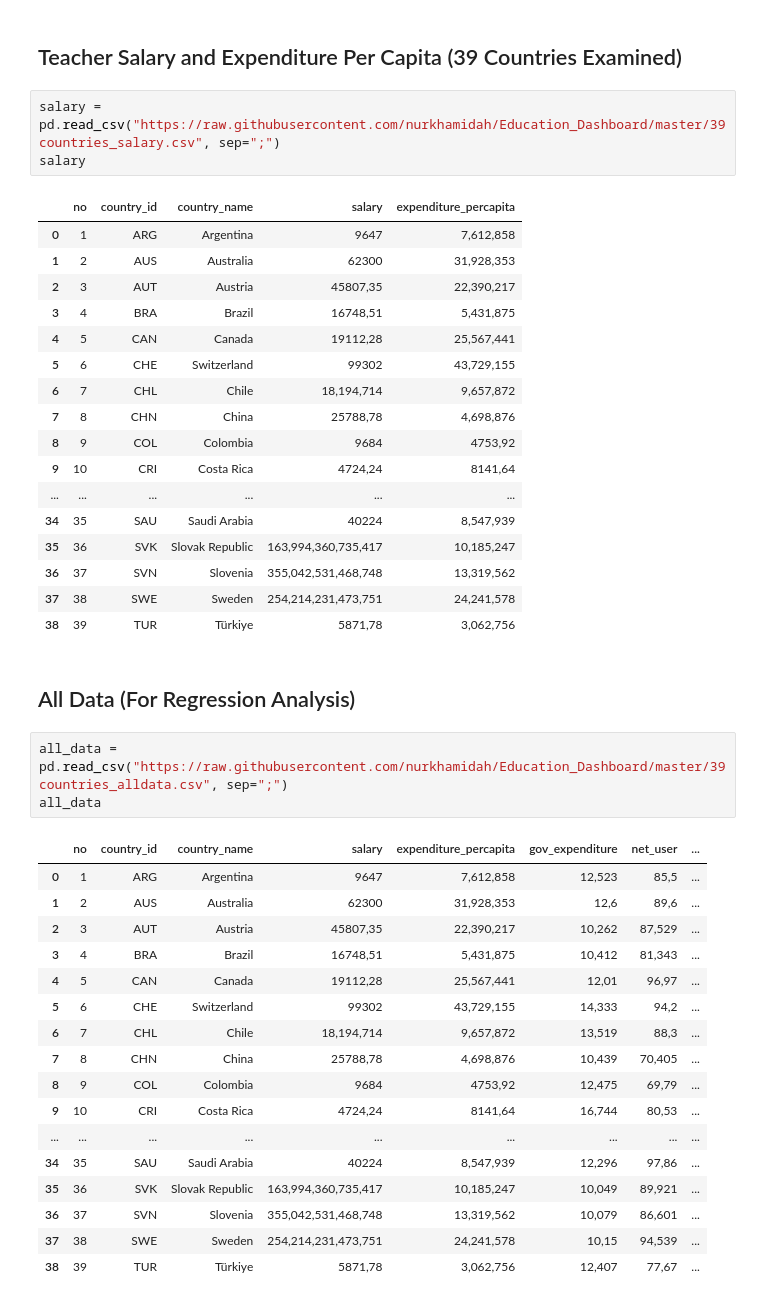
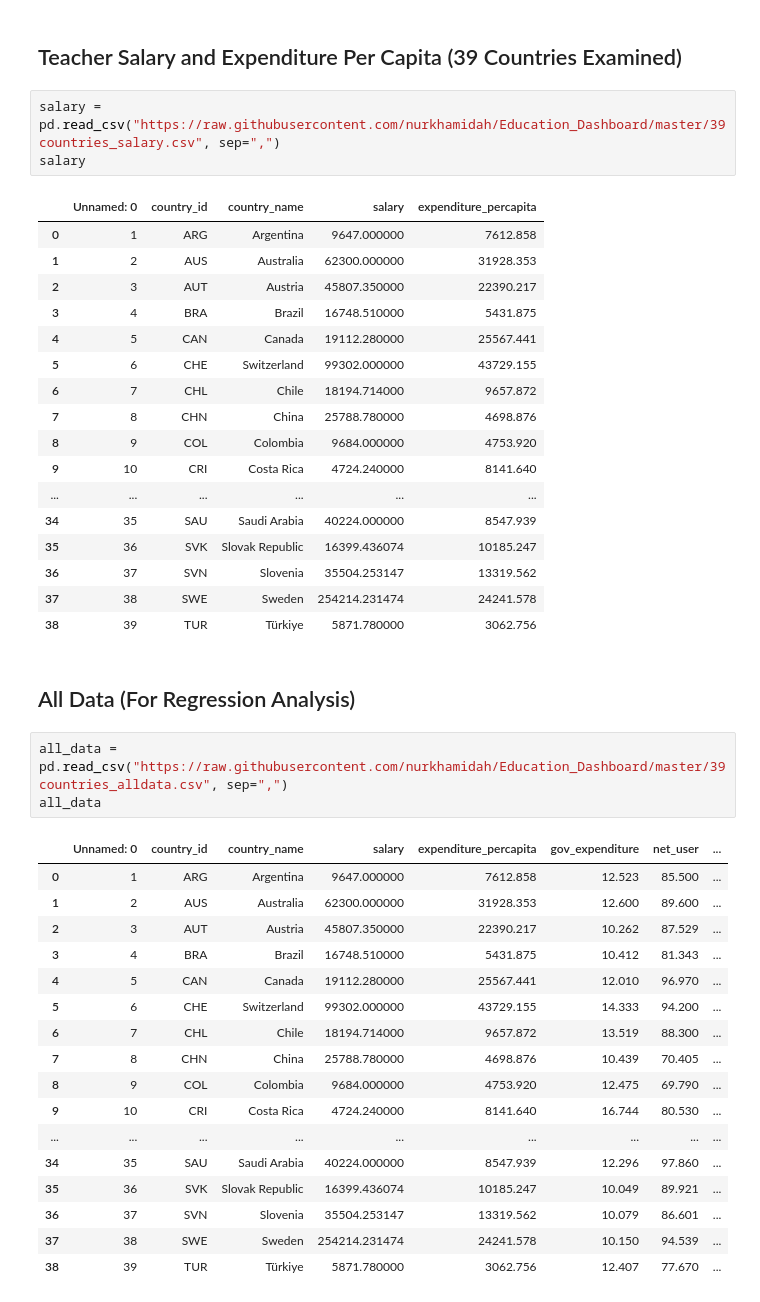
Before and after one commit to nurkhamidah/Education_Dashboard, a Jupyter notebook: object.ipynb, the cells around one changed output. Drawn from its saved outputs; the diff is of its cells as text.

Commit message:
commit 3 - input data

```diff
--- a/object.ipynb
+++ b/object.ipynb
@@ -88,46 +84,46 @@ ValueError: Unable to parse string "12,523" at position 0
 # %% [markdown]
 ## Teacher Salary and Expenditure Per Capita (39 Countries Examined)
 # %%
-salary = pd.read_csv("https://raw.githubusercontent.com/nurkhamidah/Education_Dashboard/master/39countries_salary.csv", sep=";")
+salary = pd.read_csv("https://raw.githubusercontent.com/nurkhamidah/Education_Dashboard/master/39countries_salary.csv", sep=",")
 salary
 # %% [output]
-|  | no | country_id | country_name | salary | expenditure_percapita |
-| 0 | 1 | ARG | Argentina | 9647 | 7,612,858 |
-| 1 | 2 | AUS | Australia | 62300 | 31,928,353 |
-| 2 | 3 | AUT | Austria | 45807,35 | 22,390,217 |
-| 3 | 4 | BRA | Brazil | 16748,51 | 5,431,875 |
-| 4 | 5 | CAN | Canada | 19112,28 | 25,567,441 |
-| 5 | 6 | CHE | Switzerland | 99302 | 43,729,155 |
-| 6 | 7 | CHL | Chile | 18,194,714 | 9,657,872 |
-| 7 | 8 | CHN | China | 25788,78 | 4,698,876 |
-| 8 | 9 | COL | Colombia | 9684 | 4753,92 |
-| 9 | 10 | CRI | Costa Rica | 4724,24 | 8141,64 |
+|  | Unnamed: 0 | country_id | country_name | salary | expenditure_percapita |
+| 0 | 1 | ARG | Argentina | 9647.000000 | 7612.858 |
+| 1 | 2 | AUS | Australia | 62300.000000 | 31928.353 |
+| 2 | 3 | AUT | Austria | 45807.350000 | 22390.217 |
+| 3 | 4 | BRA | Brazil | 16748.510000 | 5431.875 |
+| 4 | 5 | CAN | Canada | 19112.280000 | 25567.441 |
+| 5 | 6 | CHE | Switzerland | 99302.000000 | 43729.155 |
+| 6 | 7 | CHL | Chile | 18194.714000 | 9657.872 |
+| 7 | 8 | CHN | China | 25788.780000 | 4698.876 |
+| 8 | 9 | COL | Colombia | 9684.000000 | 4753.920 |
+| 9 | 10 | CRI | Costa Rica | 4724.240000 | 8141.640 |
 | ... | ... | ... | ... | ... | ... |
-| 34 | 35 | SAU | Saudi Arabia | 40224 | 8,547,939 |
-| 35 | 36 | SVK | Slovak Republic | 163,994,360,735,417 | 10,185,247 |
-| 36 | 37 | SVN | Slovenia | 355,042,531,468,748 | 13,319,562 |
-| 37 | 38 | SWE | Sweden | 254,214,231,473,751 | 24,241,578 |
-| 38 | 39 | TUR | Türkiye | 5871,78 | 3,062,756 |
+| 34 | 35 | SAU | Saudi Arabia | 40224.000000 | 8547.939 |
+| 35 | 36 | SVK | Slovak Republic | 16399.436074 | 10185.247 |
+| 36 | 37 | SVN | Slovenia | 35504.253147 | 13319.562 |
+| 37 | 38 | SWE | Sweden | 254214.231474 | 24241.578 |
+| 38 | 39 | TUR | Türkiye | 5871.780000 | 3062.756 |
 # %% [markdown]
 ## All Data (For Regression Analysis)
 # %%
-all_data = pd.read_csv("https://raw.githubusercontent.com/nurkhamidah/Education_Dashboard/master/39countries_alldata.csv", sep=";")
+all_data = pd.read_csv("https://raw.githubusercontent.com/nurkhamidah/Education_Dashboard/master/39countries_alldata.csv", sep=",")
 all_data
 # %% [output]
-|  | no | country_id | country_name | salary | expenditure_percapita | gov_expenditure | net_user | ... |
-| 0 | 1 | ARG | Argentina | 9647 | 7,612,858 | 12,523 | 85,5 | ... |
-| 1 | 2 | AUS | Australia | 62300 | 31,928,353 | 12,6 | 89,6 | ... |
-| 2 | 3 | AUT | Austria | 45807,35 | 22,390,217 | 10,262 | 87,529 | ... |
-| 3 | 4 | BRA | Brazil | 16748,51 | 5,431,875 | 10,412 | 81,343 | ... |
-| 4 | 5 | CAN | Canada | 19112,28 | 25,567,441 | 12,01 | 96,97 | ... |
-| 5 | 6 | CHE | Switzerland | 99302 | 43,729,155 | 14,333 | 94,2 | ... |
-| 6 | 7 | CHL | Chile | 18,194,714 | 9,657,872 | 13,519 | 88,3 | ... |
-| 7 | 8 | CHN | China | 25788,78 | 4,698,876 | 10,439 | 70,405 | ... |
-| 8 | 9 | COL | Colombia | 9684 | 4753,92 | 12,475 | 69,79 | ... |
-| 9 | 10 | CRI | Costa Rica | 4724,24 | 8141,64 | 16,744 | 80,53 | ... |
+|  | Unnamed: 0 | country_id | country_name | salary | expenditure_percapita | gov_expenditure | net_user | ... |
+| 0 | 1 | ARG | Argentina | 9647.000000 | 7612.858 | 12.523 | 85.500 | ... |
+| 1 | 2 | AUS | Australia | 62300.000000 | 31928.353 | 12.600 | 89.600 | ... |
+| 2 | 3 | AUT | Austria | 45807.350000 | 22390.217 | 10.262 | 87.529 | ... |
+| 3 | 4 | BRA | Brazil | 16748.510000 | 5431.875 | 10.412 | 81.343 | ... |
+| 4 | 5 | CAN | Canada | 19112.280000 | 25567.441 | 12.010 | 96.970 | ... |
+| 5 | 6 | CHE | Switzerland | 99302.000000 | 43729.155 | 14.333 | 94.200 | ... |
+| 6 | 7 | CHL | Chile | 18194.714000 | 9657.872 | 13.519 | 88.300 | ... |
+| 7 | 8 | CHN | China | 25788.780000 | 4698.876 | 10.439 | 70.405 | ... |
+| 8 | 9 | COL | Colombia | 9684.000000 | 4753.920 | 12.475 | 69.790 | ... |
+| 9 | 10 | CRI | Costa Rica | 4724.240000 | 8141.640 | 16.744 | 80.530 | ... |
 | ... | ... | ... | ... | ... | ... | ... | ... | ... |
-| 34 | 35 | SAU | Saudi Arabia | 40224 | 8,547,939 | 12,296 | 97,86 | ... |
-| 35 | 36 | SVK | Slovak Republic | 163,994,360,735,417 | 10,185,247 | 10,049 | 89,921 | ... |
-| 36 | 37 | SVN | Slovenia | 355,042,531,468,748 | 13,319,562 | 10,079 | 86,601 | ... |
-| 37 | 38 | SWE | Sweden | 254,214,231,473,751 | 24,241,578 | 10,15 | 94,539 | ... |
-| 38 | 39 | TUR | Türkiye | 5871,78 | 3,062,756 | 12,407 | 77,67 | ... |
+| 34 | 35 | SAU | Saudi Arabia | 40224.000000 | 8547.939 | 12.296 | 97.860 | ... |
+| 35 | 36 | SVK | Slovak Republic | 16399.436074 | 10185.247 | 10.049 | 89.921 | ... |
+| 36 | 37 | SVN | Slovenia | 35504.253147 | 13319.562 | 10.079 | 86.601 | ... |
+| 37 | 38 | SWE | Sweden | 254214.231474 | 24241.578 | 10.150 | 94.539 | ... |
+| 38 | 39 | TUR | Türkiye | 5871.780000 | 3062.756 | 12.407 | 77.670 | ... |
```
Also changed, not shown: parts of 7 cells of this notebook.
